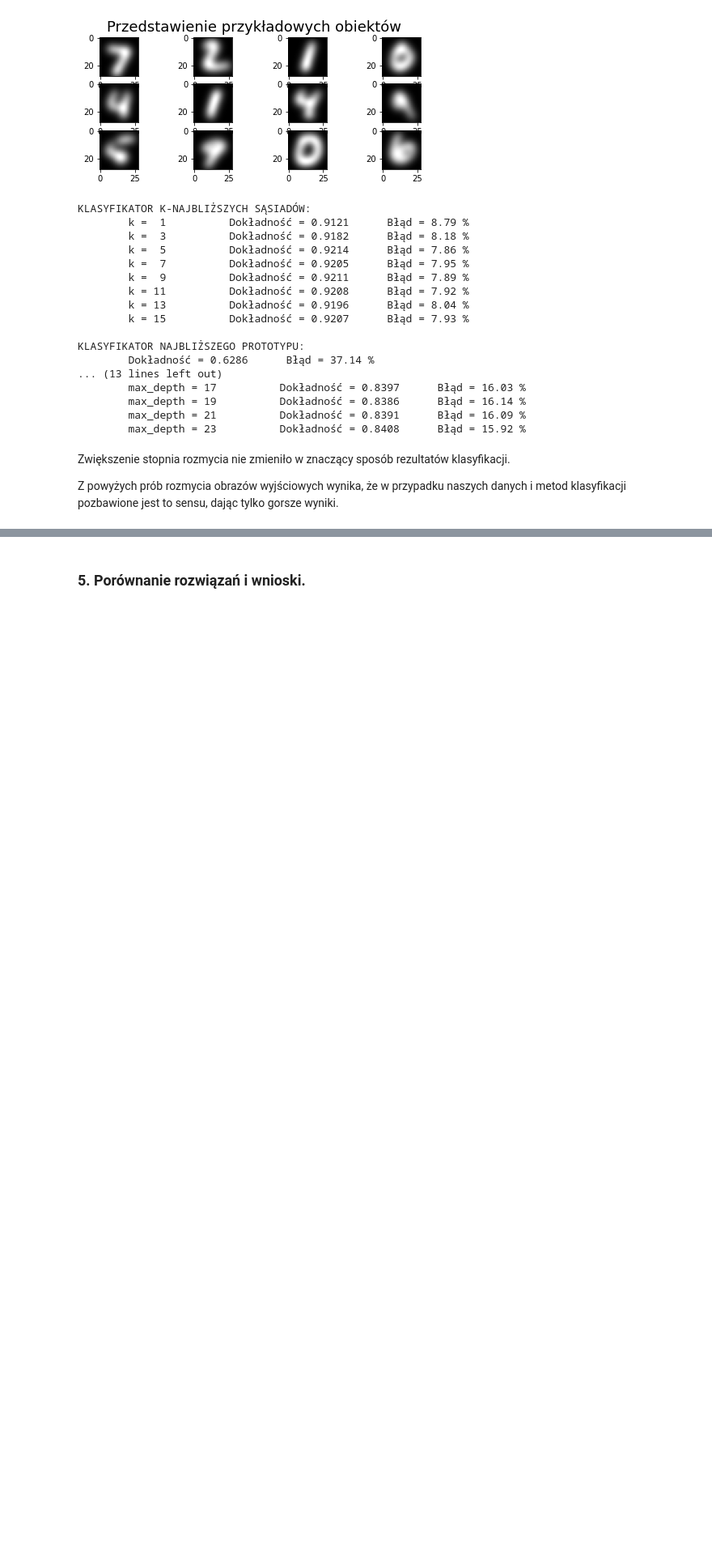
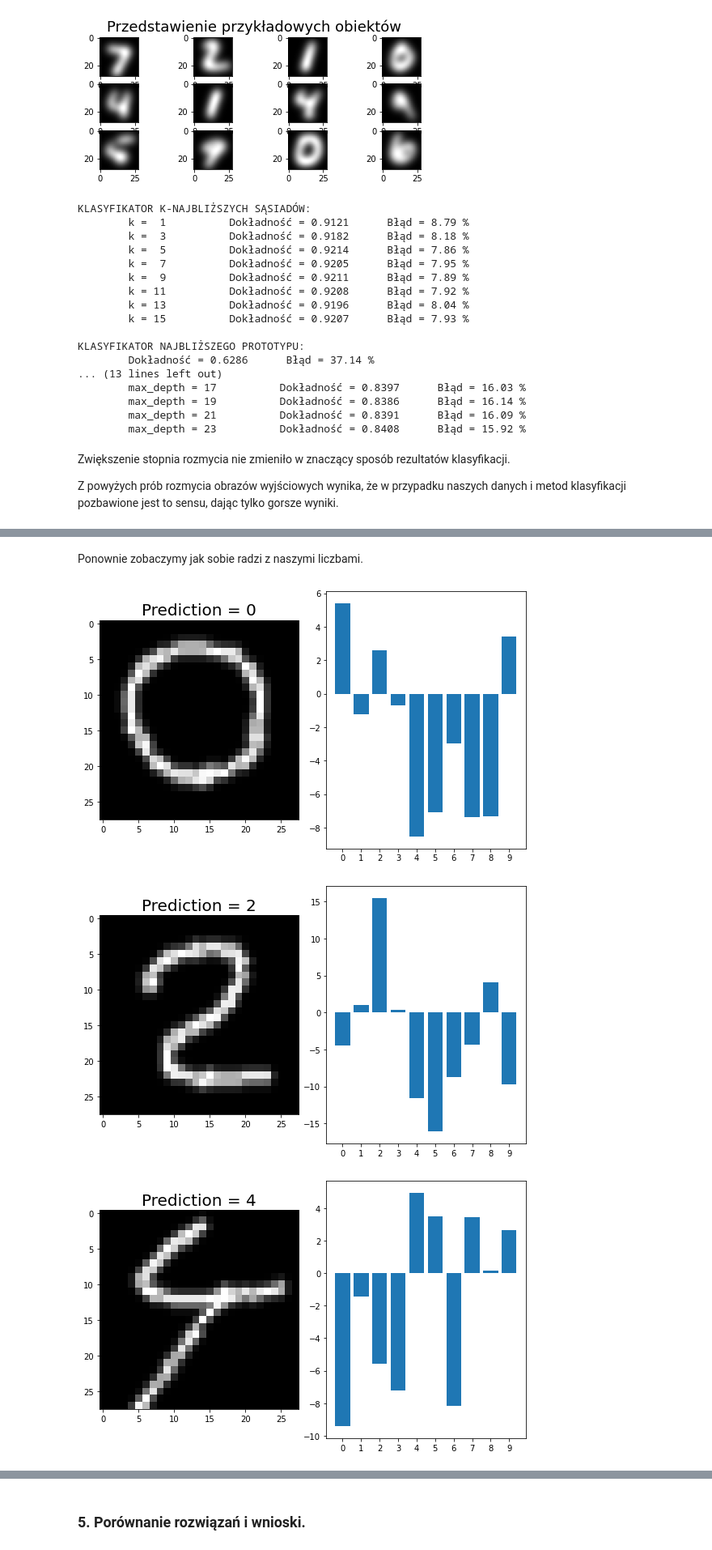
Before and after one commit to Selthen/MNIST-analysys, a Jupyter notebook: Gr3_MNIST.ipynb, the cells around one changed output, grey strips where cells are left out. Shown at 81% size. Drawn from its saved outputs; the diff is of its cells as text; code cells hidden in the pictures; blank space fills up the shorter version.

```diff
--- a/Gr3_MNIST.ipynb
+++ b/Gr3_MNIST.ipynb
@@ -505,0 +738,10 @@ Z powyżych prób rozmycia obrazów wyjściowych wynika, że w przypadku naszych
+# %% [markdown]
+Ponownie zobaczymy jak sobie radzi z naszymi liczbami.
+# %%
+predict_nums(our_nums, seq_model)
+
+conf_matrix(seq_model, "Splotowej sieci neuronowej")
+# %% [output]
+[figure, added]
+[figure, added]
+[figure, added]
```
Also changed, not shown: parts of 18 cells of this notebook.
